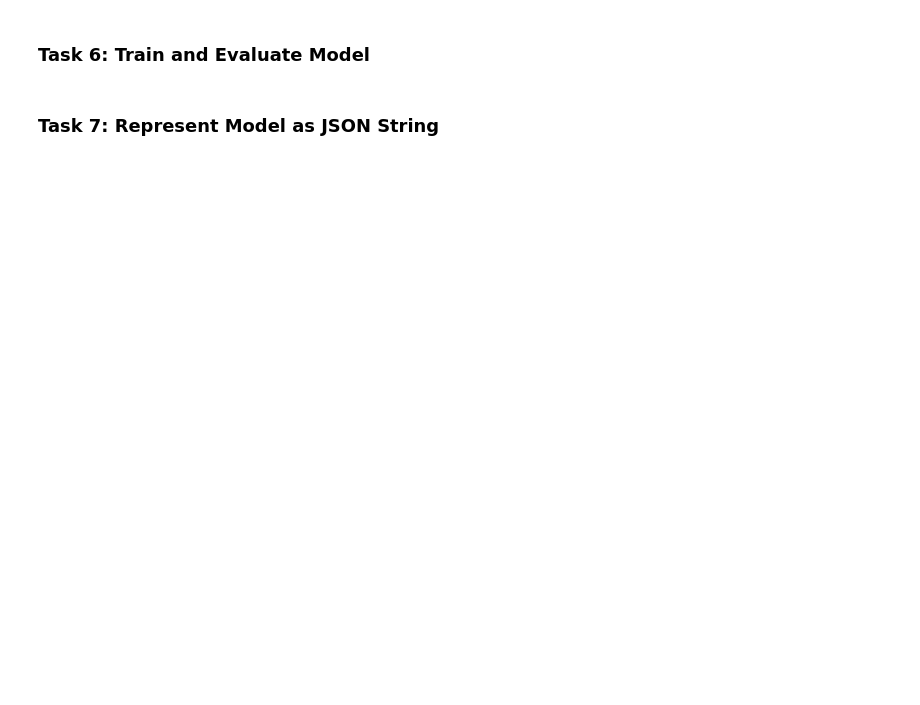
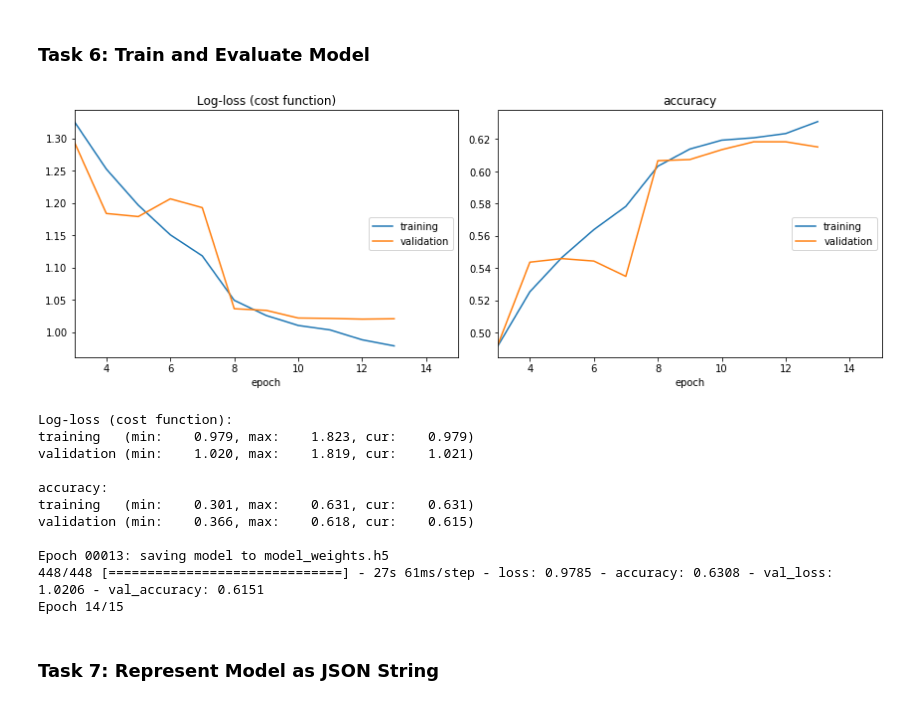
Before and after one commit to MrRahulRamkumar/FacialExpressionRecognition, a Jupyter notebook: Facial_Expression_Training.ipynb, the cells around one changed output. Cells and saved outputs as stored; diff of their text form; code cells hidden in the pictures; blank space fills up the shorter version.

```diff
--- a/Facial_Expression_Training.ipynb
+++ b/Facial_Expression_Training.ipynb
@@ -142,5 +142,44 @@ Non-trainable params: 3,968
 _________________________________________________________________
 # %% [markdown]
 ### Task 6: Train and Evaluate Model
+# %%
+epochs = 15
+steps_per_epoch = train_generator.n//train_generator.batch_size
+validation_steps = validation_generator.n//validation_generator.batch_size
+
+checkpoint = ModelCheckpoint('model_weights.h5',
+                             monitor='val_accuracy',
+                             save_weights_only=True,
+                             mode='max', verbose=1)
+
+reduce_lr = ReduceLROnPlateau(monitor='val_loss',
+                              factor=0.1,
+                              patience=2,
+                              min_lr=0.00001,
+                              mode='auto')
+
+callbacks = [PlotLossesCallback(), checkpoint, reduce_lr]
+
+history = model.fit(
+    x=train_generator,
+    steps_per_epoch=steps_per_epoch,
+    epochs=epochs,
+    validation_data=validation_generator,
+    validation_steps=validation_steps,
+    callbacks=callbacks
+)
+# %% [output]
+[figure, added]
+Log-loss (cost function):
+training   (min:    0.979, max:    1.823, cur:    0.979)
+validation (min:    1.020, max:    1.819, cur:    1.021)
+
+accuracy:
+training   (min:    0.301, max:    0.631, cur:    0.631)
+validation (min:    0.366, max:    0.618, cur:    0.615)
+
+Epoch 00013: saving model to model_weights.h5
+448/448 [==============================] - 27s 61ms/step - loss: 0.9785 - accuracy: 0.6308 - val_loss: 1.0206 - val_accuracy: 0.6151
+Epoch 14/15
 # %% [markdown]
 ### Task 7: Represent Model as JSON String
```
Also changed, not shown: parts of 4 cells of this notebook, 6 other files.
